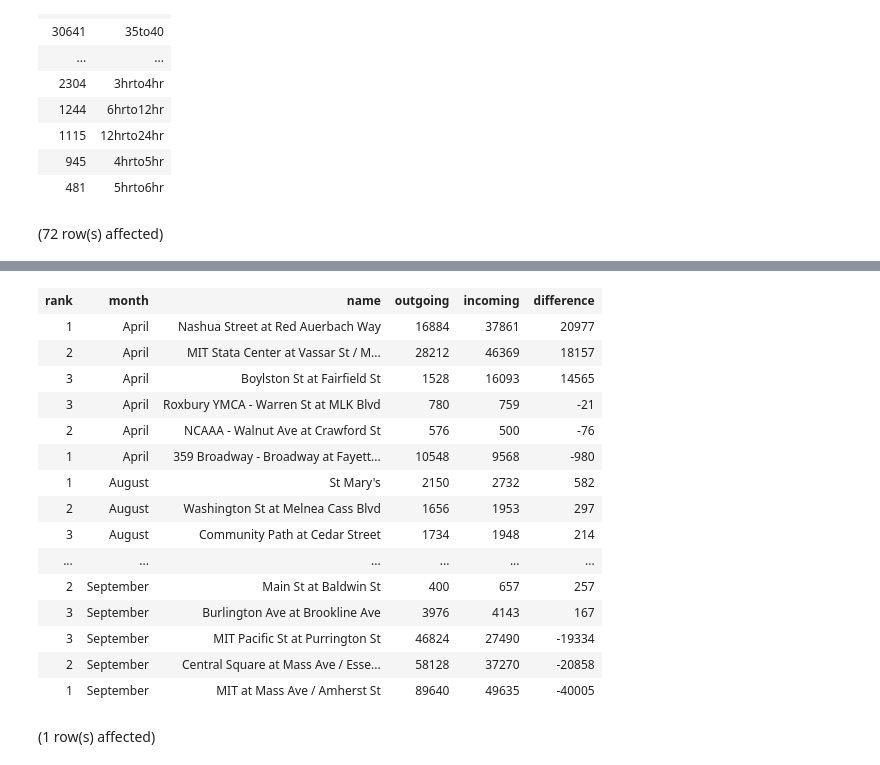
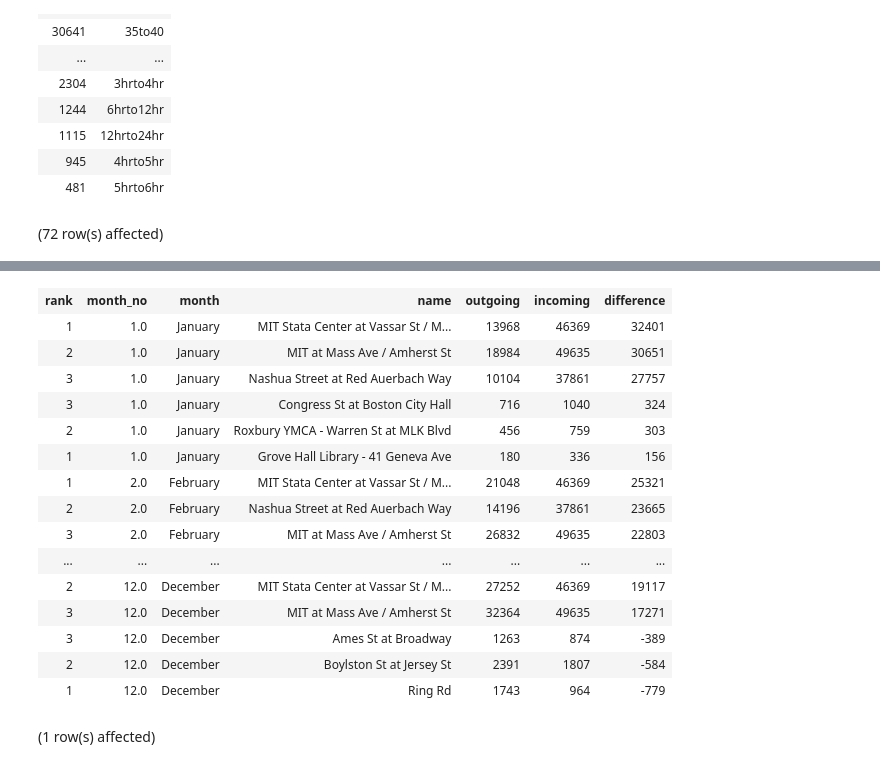
Before and after one commit to datapointchris/boston-bluebikes, a Jupyter notebook: queries.ipynb, the cells around one changed output, grey strips where cells are left out. Saved outputs shown, nothing was run; the diff lists cells and outputs as text; code cells hidden in the pictures.

Commit message:
🐛 Fix sorting by month in station difference query

```diff
--- a/queries.ipynb
+++ b/queries.ipynb
@@ -365,28 +365,31 @@ Total execution time: 00:00:02.279
 with outbikes as (
     select
     stations.name,
+    extract(month from start_time) as month_no,
     To_Char(start_time, 'Month') as month,
     count(start_station_id) as outgoing
     from bluebikes_2018 bikes
     join bluebikes_stations stations on stations.id = bikes.start_station_id
-    group by month, stations.name
-    order by month, outgoing desc
+    group by month_no, month, stations.name
+    order by month_no, month, outgoing desc
 ),
 
 inbikes as(
     select
     stations.name,
+    extract(month from start_time) as month_no,
     To_Char(start_time, 'Month') as month,
     count(end_station_id) as incoming
     from bluebikes_2018 bikes
     join bluebikes_stations stations on stations.id = bikes.end_station_id
-    group by month, stations.name
-    order by month, incoming desc
+    group by month_no, month, stations.name
+    order by month_no, month, incoming desc
 ),
 
 positivebikeflow as (
     select
     row_number() over(partition by outbikes.month order by outbikes.month, sum(inbikes.incoming) - sum(outbikes.outgoing) desc) as rank,
+    outbikes.month_no as month_no,
     outbikes.month as month,
     outbikes.name as name,
     sum(outbikes.outgoing) as outgoing,
@@ -394,13 +397,14 @@ positivebikeflow as (
     sum(inbikes.incoming) - sum(outbikes.outgoing) as difference
     from outbikes
     join inbikes on outbikes.name = inbikes.name
-    group by outbikes.month, outbikes.name
-    order by outbikes.month, difference desc
+    group by outbikes.month_no, outbikes.month, outbikes.name
+    order by outbikes.month_no, outbikes.month, difference desc
 ),
 
 negativebikeflow as (
     select
     row_number() over(partition by outbikes.month order by outbikes.month, sum(inbikes.incoming) - sum(outbikes.outgoing)) as rank,
+    outbikes.month_no as month_no,
     outbikes.month as month,
     outbikes.name as name,
     sum(outbikes.outgoing) as outgoing,
@@ -408,15 +412,15 @@ negativebikeflow as (
     sum(inbikes.incoming) - sum(outbikes.outgoing) as difference
     from outbikes
     join inbikes on outbikes.name = inbikes.name
-    group by outbikes.month, outbikes.name
-    order by outbikes.month, difference
+    group by outbikes.month_no, outbikes.month, outbikes.name
+    order by outbikes.month_no, outbikes.month, difference
 )
 
-select rank, month, name, outgoing, incoming, difference from positivebikeflow
+select * from positivebikeflow
 where rank in (1,2,3)
 union all
-select rank, month, name, outgoing, incoming, difference from negativebikeflow
+select * from negativebikeflow
 where rank in (1,2,3)
-order by month, difference desc
+order by month_no, difference desc
 # %% [output]
 (72 row(s) affected)
@@ -424,19 +428,19 @@ Total execution time: 00:00:03.692
-| rank | month | name | outgoing | incoming | difference |
-| 1 | April | Nashua Street at Red Auerbach Way | 16884 | 37861 | 20977 |
-| 2 | April | MIT Stata Center at Vassar St / M... | 28212 | 46369 | 18157 |
-| 3 | April | Boylston St at Fairfield St | 1528 | 16093 | 14565 |
-| 3 | April | Roxbury YMCA - Warren St at MLK Blvd | 780 | 759 | -21 |
-| 2 | April | NCAAA - Walnut Ave at Crawford St | 576 | 500 | -76 |
-| 1 | April | 359 Broadway - Broadway at Fayett... | 10548 | 9568 | -980 |
-| 1 | August | St Mary's | 2150 | 2732 | 582 |
-| 2 | August | Washington St at Melnea Cass Blvd | 1656 | 1953 | 297 |
-| 3 | August | Community Path at Cedar Street | 1734 | 1948 | 214 |
-| ... | ... | ... | ... | ... | ... |
-| 2 | September | Main St at Baldwin St | 400 | 657 | 257 |
-| 3 | September | Burlington Ave at Brookline Ave | 3976 | 4143 | 167 |
-| 3 | September | MIT Pacific St at Purrington St | 46824 | 27490 | -19334 |
-| 2 | September | Central Square at Mass Ave / Esse... | 58128 | 37270 | -20858 |
-| 1 | September | MIT at Mass Ave / Amherst St | 89640 | 49635 | -40005 |
+| rank | month_no | month | name | outgoing | incoming | difference |
+| 1 | 1.0 | January | MIT Stata Center at Vassar St / M... | 13968 | 46369 | 32401 |
+| 2 | 1.0 | January | MIT at Mass Ave / Amherst St | 18984 | 49635 | 30651 |
+| 3 | 1.0 | January | Nashua Street at Red Auerbach Way | 10104 | 37861 | 27757 |
+| 3 | 1.0 | January | Congress St at Boston City Hall | 716 | 1040 | 324 |
+| 2 | 1.0 | January | Roxbury YMCA - Warren St at MLK Blvd | 456 | 759 | 303 |
+| 1 | 1.0 | January | Grove Hall Library - 41 Geneva Ave | 180 | 336 | 156 |
+| 1 | 2.0 | February | MIT Stata Center at Vassar St / M... | 21048 | 46369 | 25321 |
+| 2 | 2.0 | February | Nashua Street at Red Auerbach Way | 14196 | 37861 | 23665 |
+| 3 | 2.0 | February | MIT at Mass Ave / Amherst St | 26832 | 49635 | 22803 |
+| ... | ... | ... | ... | ... | ... | ... |
+| 2 | 12.0 | December | MIT Stata Center at Vassar St / M... | 27252 | 46369 | 19117 |
+| 3 | 12.0 | December | MIT at Mass Ave / Amherst St | 32364 | 49635 | 17271 |
+| 3 | 12.0 | December | Ames St at Broadway | 1263 | 874 | -389 |
+| 2 | 12.0 | December | Boylston St at Jersey St | 2391 | 1807 | -584 |
+| 1 | 12.0 | December | Ring Rd | 1743 | 964 | -779 |
 # %%
 select extract(month from to_date('January', 'Month'))
 # %% [output]
```
Also changed, not shown: parts of 1 cell of this notebook.
